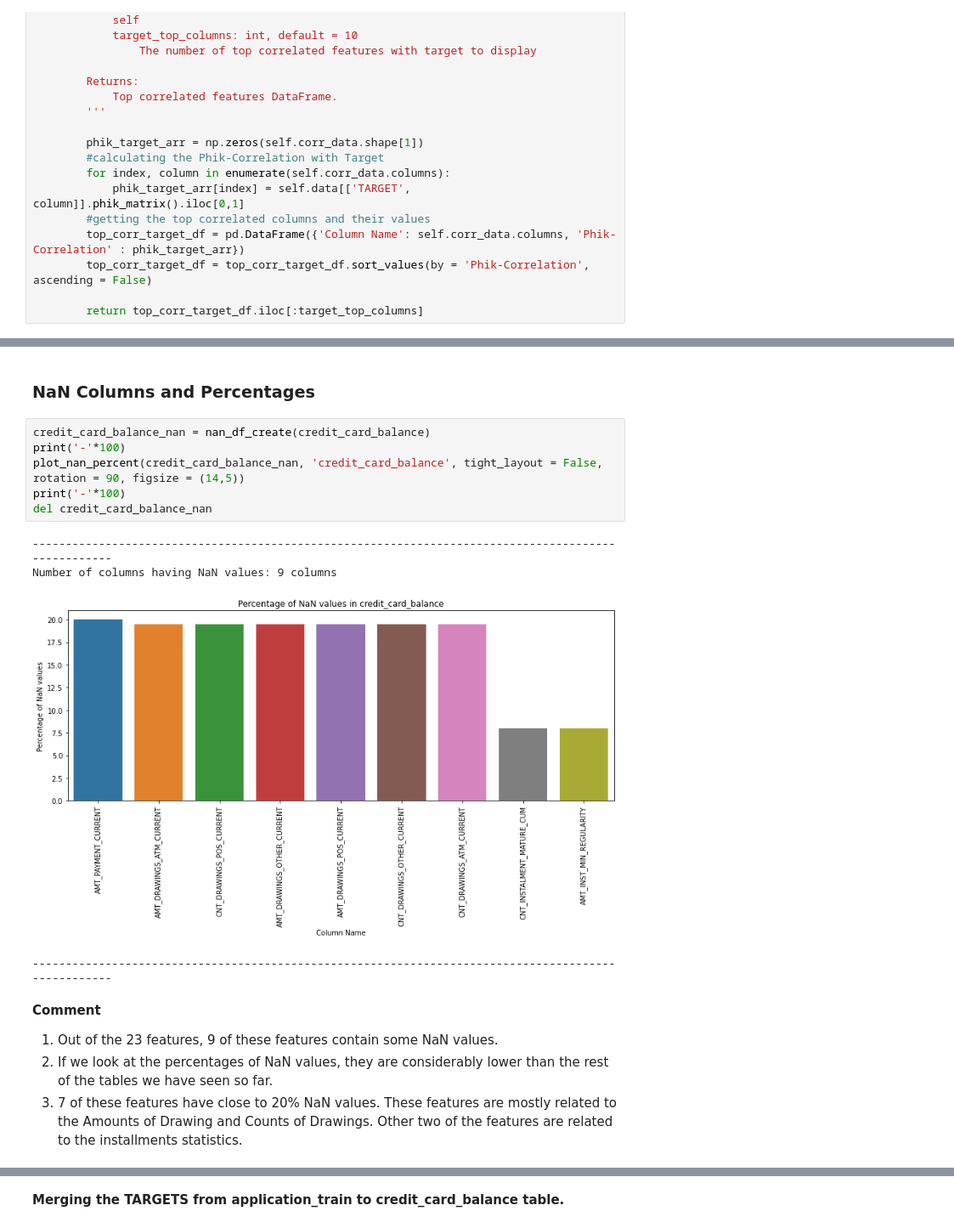
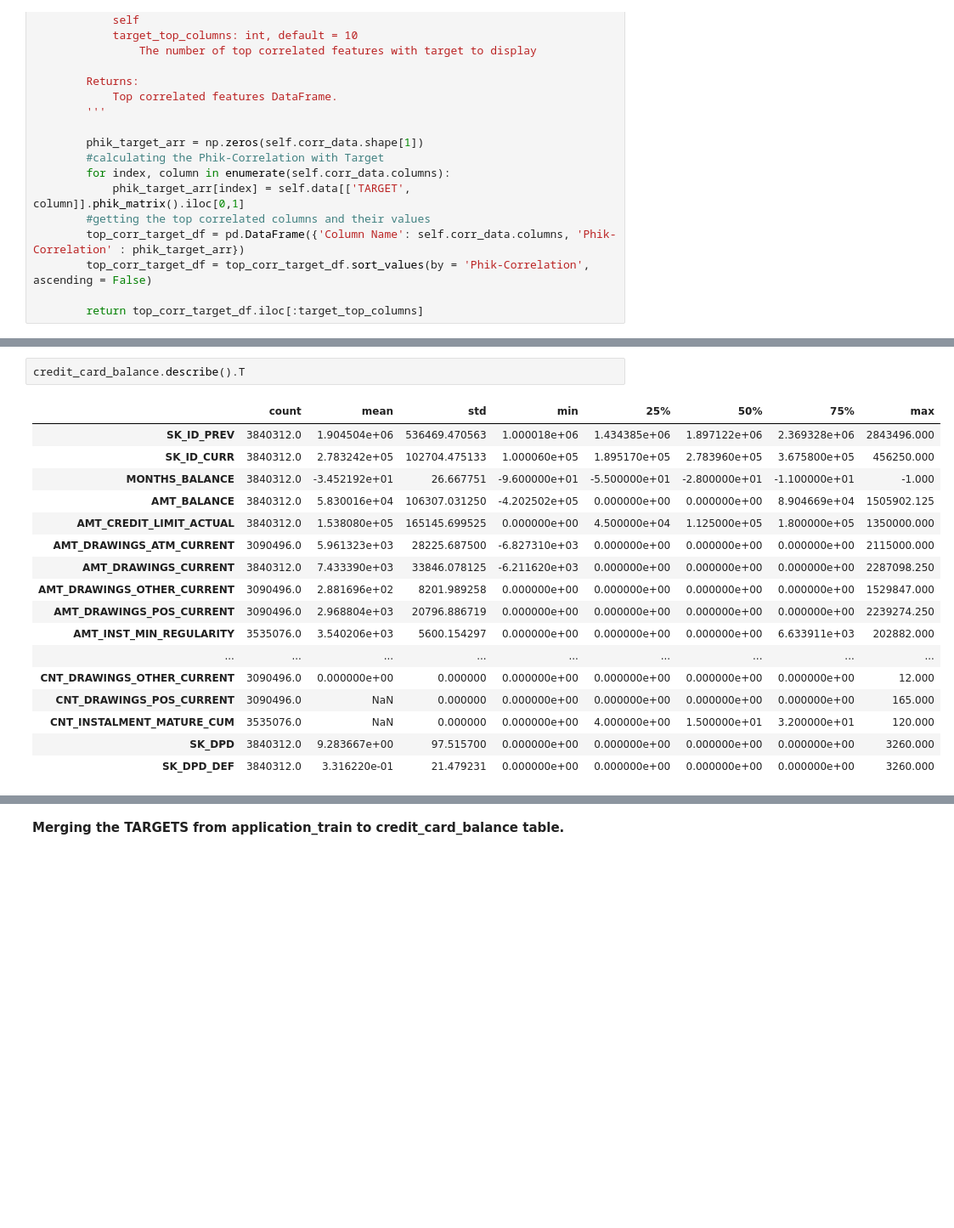
Before and after one commit to uyentk/Home-Credit-Default-Risk, a Jupyter notebook: credit_card_balance.ipynb, the cells around one changed output, grey strips where cells are left out. Shown at 85% size. Cells and saved outputs as stored; diff of their text form; blank space fills up the shorter version.

```diff
--- a/credit_card_balance.ipynb
+++ b/credit_card_balance.ipynb
@@ -520,18 +310,20 @@ Number of duplicate values in credit_card_balance: 0
-# %% [markdown]
-### **NaN Columns and Percentages**
-# %%
-credit_card_balance_nan = nan_df_create(credit_card_balance)
-print('-'*100)
-plot_nan_percent(credit_card_balance_nan, 'credit_card_balance', tight_layout = False, rotation = 90, figsize = (14,5))
-print('-'*100)
-del credit_card_balance_nan
-# %% [output]
-----------------------------------------------------------------------------------------------------
-Number of columns having NaN values: 9 columns
-[figure, removed]
-----------------------------------------------------------------------------------------------------
-# %% [markdown]
-**Comment**
-1.   Out of the 23 features, 9 of these features contain some NaN values.
-2.   If we look at the percentages of NaN values, they are considerably lower than the rest of the tables we have seen so far.
-3. 7 of these features have close to 20% NaN values. These features are mostly related to the Amounts of Drawing and Counts of Drawings. Other two of the features are related to the installments statistics.
+# %%
+credit_card_balance.describe().T
+# %% [output]
+|  | count | mean | std | min | 25% | 50% | 75% | max |
+| SK_ID_PREV | 3840312.0 | 1.904504e+06 | 536469.470563 | 1.000018e+06 | 1.434385e+06 | 1.897122e+06 | 2.369328e+06 | 2843496.000 |
+| SK_ID_CURR | 3840312.0 | 2.783242e+05 | 102704.475133 | 1.000060e+05 | 1.895170e+05 | 2.783960e+05 | 3.675800e+05 | 456250.000 |
+| MONTHS_BALANCE | 3840312.0 | -3.452192e+01 | 26.667751 | -9.600000e+01 | -5.500000e+01 | -2.800000e+01 | -1.100000e+01 | -1.000 |
+| AMT_BALANCE | 3840312.0 | 5.830016e+04 | 106307.031250 | -4.202502e+05 | 0.000000e+00 | 0.000000e+00 | 8.904669e+04 | 1505902.125 |
+| AMT_CREDIT_LIMIT_ACTUAL | 3840312.0 | 1.538080e+05 | 165145.699525 | 0.000000e+00 | 4.500000e+04 | 1.125000e+05 | 1.800000e+05 | 1350000.000 |
+| AMT_DRAWINGS_ATM_CURRENT | 3090496.0 | 5.961323e+03 | 28225.687500 | -6.827310e+03 | 0.000000e+00 | 0.000000e+00 | 0.000000e+00 | 2115000.000 |
+| AMT_DRAWINGS_CURRENT | 3840312.0 | 7.433390e+03 | 33846.078125 | -6.211620e+03 | 0.000000e+00 | 0.000000e+00 | 0.000000e+00 | 2287098.250 |
+| AMT_DRAWINGS_OTHER_CURRENT | 3090496.0 | 2.881696e+02 | 8201.989258 | 0.000000e+00 | 0.000000e+00 | 0.000000e+00 | 0.000000e+00 | 1529847.000 |
+| AMT_DRAWINGS_POS_CURRENT | 3090496.0 | 2.968804e+03 | 20796.886719 | 0.000000e+00 | 0.000000e+00 | 0.000000e+00 | 0.000000e+00 | 2239274.250 |
+| AMT_INST_MIN_REGULARITY | 3535076.0 | 3.540206e+03 | 5600.154297 | 0.000000e+00 | 0.000000e+00 | 0.000000e+00 | 6.633911e+03 | 202882.000 |
+| ... | ... | ... | ... | ... | ... | ... | ... | ... |
+| CNT_DRAWINGS_OTHER_CURRENT | 3090496.0 | 0.000000e+00 | 0.000000 | 0.000000e+00 | 0.000000e+00 | 0.000000e+00 | 0.000000e+00 | 12.000 |
+| CNT_DRAWINGS_POS_CURRENT | 3090496.0 | NaN | 0.000000 | 0.000000e+00 | 0.000000e+00 | 0.000000e+00 | 0.000000e+00 | 165.000 |
+| CNT_INSTALMENT_MATURE_CUM | 3535076.0 | NaN | 0.000000 | 0.000000e+00 | 4.000000e+00 | 1.500000e+01 | 3.200000e+01 | 120.000 |
+| SK_DPD | 3840312.0 | 9.283667e+00 | 97.515700 | 0.000000e+00 | 0.000000e+00 | 0.000000e+00 | 0.000000e+00 | 3260.000 |
+| SK_DPD_DEF | 3840312.0 | 3.316220e-01 | 21.479231 | 0.000000e+00 | 0.000000e+00 | 0.000000e+00 | 0.000000e+00 | 3260.000 |
```
Also changed, not shown: parts of 48 cells of this notebook.
